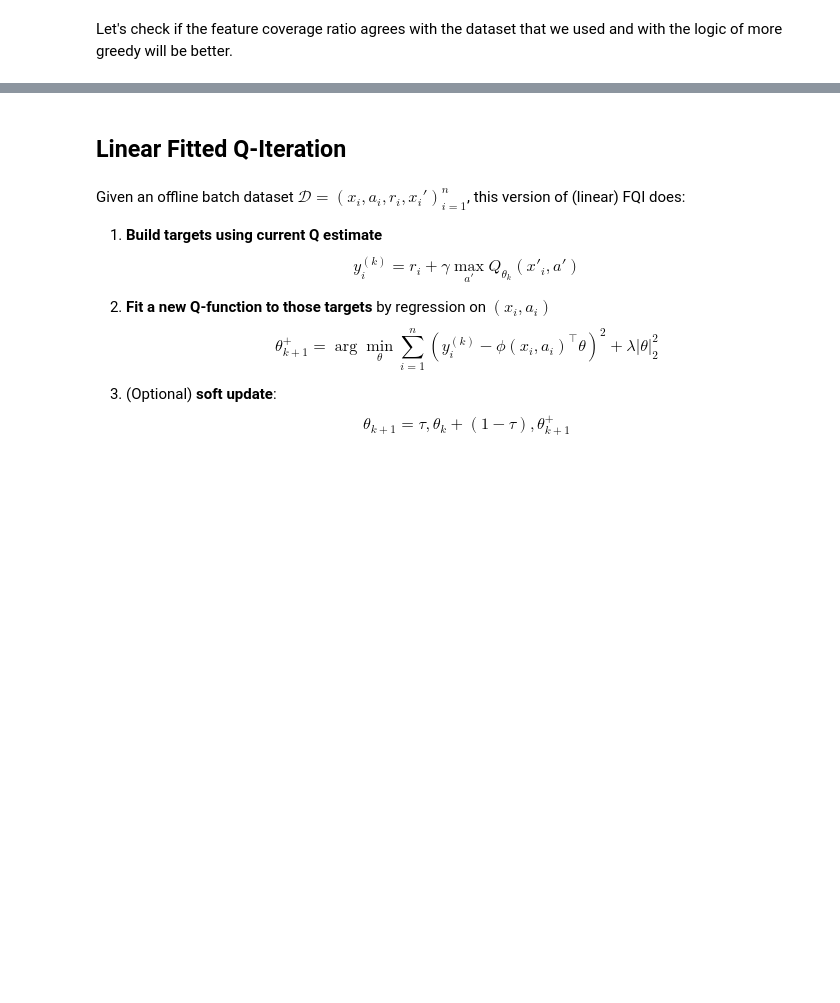
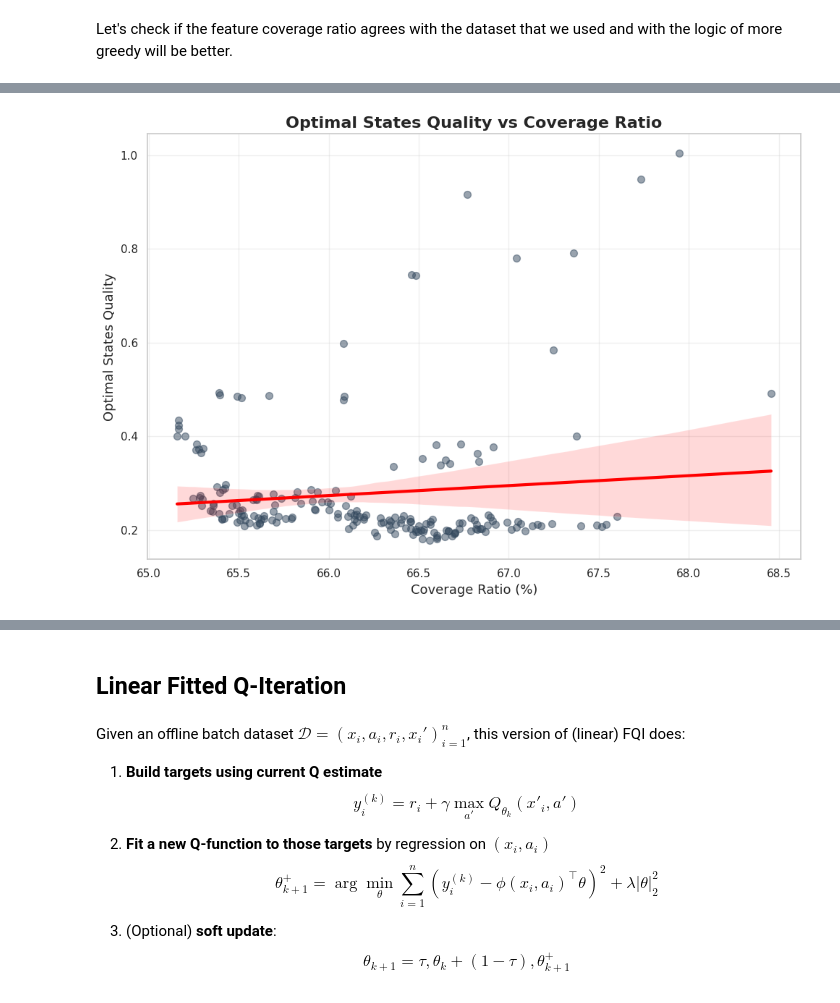
Before and after one commit to maaurod/FOGAS, a Jupyter notebook: testing_vectorized/10grid_wall_torch.ipynb, the cells around one changed output, grey strips where cells are left out. Cells and saved outputs as stored; diff of their text form; code cells hidden in the pictures; blank space fills up the shorter version.

```diff
--- a/testing_vectorized/10grid_wall_torch.ipynb
+++ b/testing_vectorized/10grid_wall_torch.ipynb
@@ -713,0 +849,21 @@ if results:
+# %%
+# 1. Prepare Data
+df_plot = df_results.copy()
+
+# 2. Create single visualization showing Coverage → Optimal States Quality relationship
+plt.figure(figsize=(10, 7))
+
+# --- Plot: Scatter plot with ALL data points + regression line ---
+sns.regplot(data=df_plot, x='Coverage Ratio', y='Optimal States Quality',
+            scatter_kws={'alpha': 0.5, 's': 50, 'color': '#34495e'},
+            line_kws={'color': 'red', 'linewidth': 3})
+
+plt.title('Optimal States Quality vs Coverage Ratio', fontsize=16, fontweight='bold')
+plt.xlabel('Coverage Ratio (%)', fontsize=13)
+plt.ylabel('Optimal States Quality', fontsize=13)
+plt.grid(alpha=0.3)
+
+plt.tight_layout()
+plt.show()
+# %% [output]
+[figure, added]
```
Also changed, not shown: parts of 22 cells of this notebook, 10 other files.
